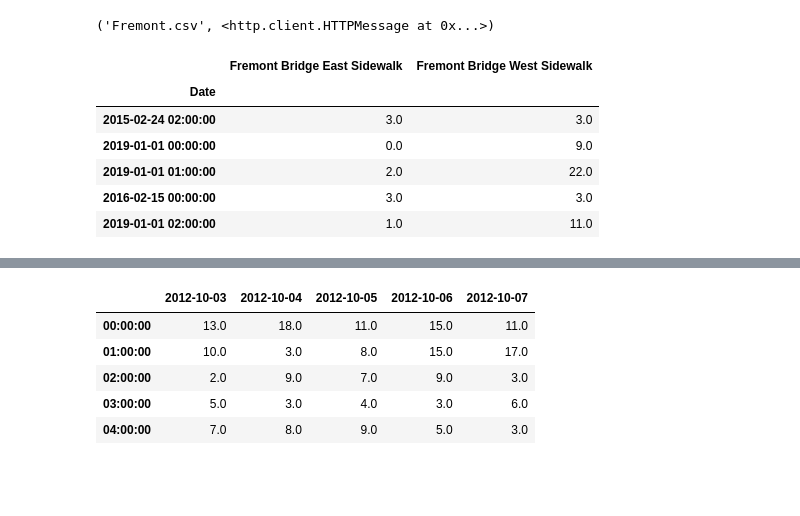
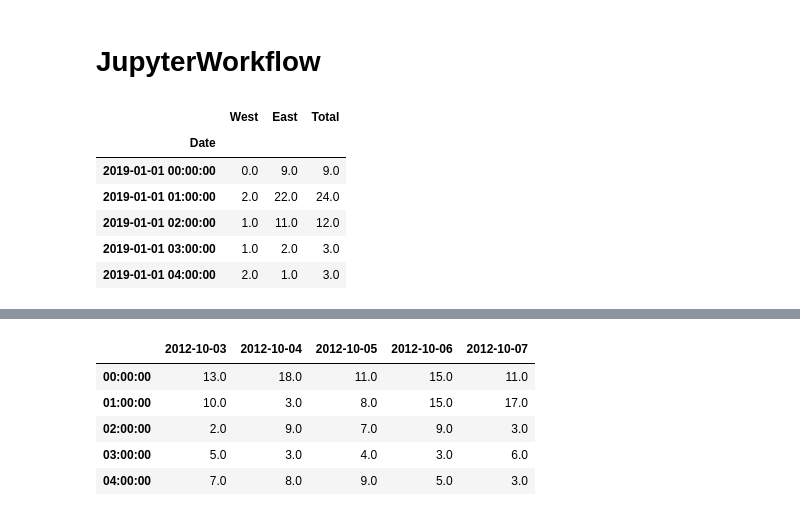
Before and after one commit to mikelimqs/JupyterWorkflow, a Jupyter notebook: JupyterWorkflow.ipynb, the cells around one changed output, grey strips where cells are left out. Saved outputs shown, nothing was run; the diff lists cells and outputs as text; code cells hidden in the pictures; blank space fills up the shorter version.

```diff
--- a/JupyterWorkflow.ipynb
+++ b/JupyterWorkflow.ipynb
@@ -3,17 +1,2 @@ URL = 'https://data.seattle.gov/api/views/65db-xm6k/rows.csv?accessType=DOWNLOAD
-# %%
-from urllib.request import urlretrieve
-urlretrieve(URL, 'Fremont.csv')
-# %% [output]
-('Fremont.csv', <http.client.HTTPMessage at 0x...>)
-# %%
-import pandas as pd
-data = pd.read_csv('Fremont.csv', index_col='Date', parse_dates=True)
-data.head()
-# %% [output]
-|  | Fremont Bridge East Sidewalk | Fremont Bridge West Sidewalk |
-| Date |  |  |
-| 2015-02-24 02:00:00 | 3.0 | 3.0 |
-| 2019-01-01 00:00:00 | 0.0 | 9.0 |
-| 2019-01-01 01:00:00 | 2.0 | 22.0 |
-| 2016-02-15 00:00:00 | 3.0 | 3.0 |
-| 2019-01-01 02:00:00 | 1.0 | 11.0 |
+# %% [markdown]
+# JupyterWorkflow
@@ -20 +22,12 @@ data.head()
+# %%
+data = get_fremont_data()
+data.head()
+# %% [output]
+|  | West | East | Total |
+| Date |  |  |  |
+| 2019-01-01 00:00:00 | 0.0 | 9.0 | 9.0 |
+| 2019-01-01 01:00:00 | 2.0 | 22.0 | 24.0 |
+| 2019-01-01 02:00:00 | 1.0 | 11.0 | 12.0 |
+| 2019-01-01 03:00:00 | 1.0 | 2.0 | 3.0 |
+| 2019-01-01 04:00:00 | 2.0 | 1.0 | 3.0 |
 # %%
```
Also changed, not shown: parts of 8 cells of this notebook.
